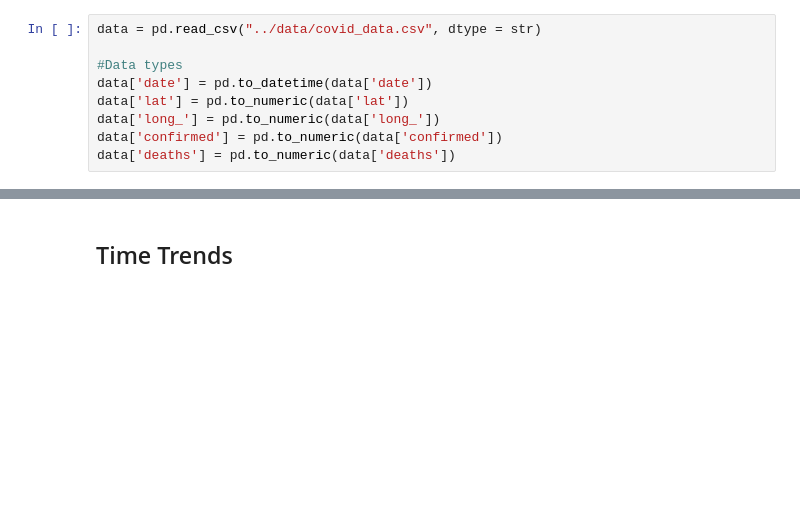
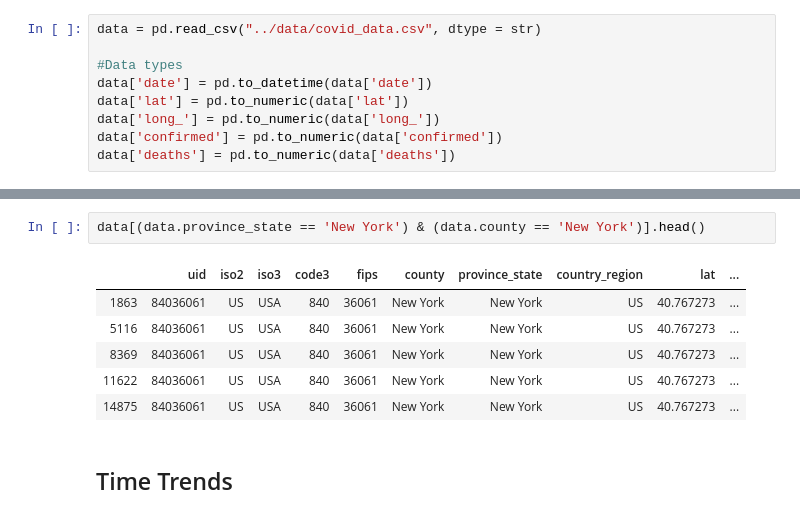
Before and after one commit to genevievelyons/covid-19-prediction, a Jupyter notebook: EDA/EDA_GL.ipynb, the cells around one changed output, grey strips where cells are left out. Drawn from its saved outputs; the diff is of its cells as text; blank space fills up the shorter version.

```diff
--- a/EDA/EDA_GL.ipynb
+++ b/EDA/EDA_GL.ipynb
@@ -33,3 +49,12 @@ data.loc['province_state' ==]
+# %%
+data[(data.province_state == 'New York') & (data.county == 'New York')].head()
+# %% [output]
+|  | uid | iso2 | iso3 | code3 | fips | county | province_state | country_region | lat | ... |
+| 1863 | 84036061 | US | USA | 840 | 36061 | New York | New York | US | 40.767273 | ... |
+| 5116 | 84036061 | US | USA | 840 | 36061 | New York | New York | US | 40.767273 | ... |
+| 8369 | 84036061 | US | USA | 840 | 36061 | New York | New York | US | 40.767273 | ... |
+| 11622 | 84036061 | US | USA | 840 | 36061 | New York | New York | US | 40.767273 | ... |
+| 14875 | 84036061 | US | USA | 840 | 36061 | New York | New York | US | 40.767273 | ... |
 # %% [markdown]
 ## Time Trends
 # %%
```
Also changed, not shown: parts of 12 cells of this notebook, 2 other files.
